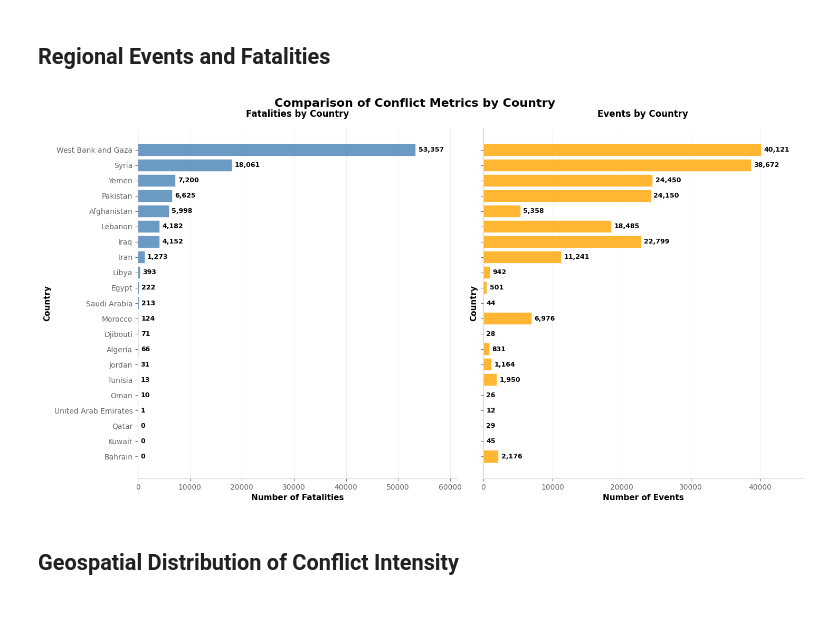
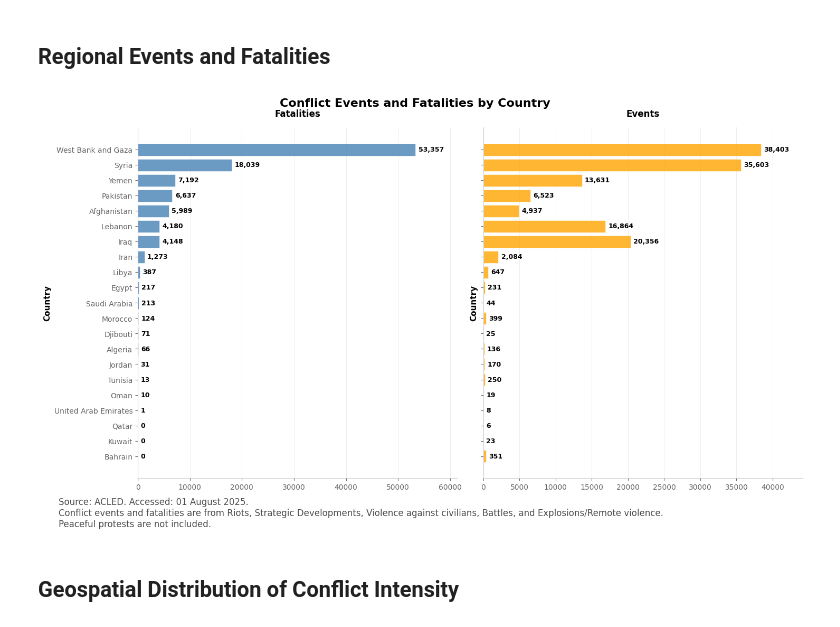
Before and after one commit to datapartnership/MENA-FCV-economic-monitor, a Jupyter notebook: notebooks/conflict/acled.ipynb, the cells around one changed output. Saved outputs shown, nothing was run; the diff lists cells and outputs as text; code cells hidden in the pictures.

Commit message:
visual edits

```diff
--- a/notebooks/conflict/acled.ipynb
+++ b/notebooks/conflict/acled.ipynb
@@ -28,7 +30,7 @@ countries_of_interest = [
     "Afghanistan","Pakistan","Algeria","Morocco","Libya","Yemen","Iran", "Iraq",
     "Syria","Egypt","Lebanon","Djibouti","United Arab Emirates","Jordan","Palestine",
     "Oman", "Qatar", "Saudi Arabia", "Kuwait", "Tunisia", "Bahrain"]
-START_DATE = "2020-01-01"
+START_DATE = "2019-01-01"
 END_DATE = "2024-12-31"
 # %%
 os.environ['ACLED_EMAIL'] = extraction.get_acled_credentials()[0]
@@ -43,6 +45,8 @@ data = extraction.acled_api(
 )
 # %%
 processing.data_type_conversion(data)
+# %%
+data = data[data['sub_event_type']!='Peaceful protest']
 # %%
 extracted_date = datetime.today().strftime('%Y%m%d')
 
@@ -173,18 +70,18 @@ def plot_dual_metrics_by_country(
 # %%
-conflict_national.loc[conflict_national['country']=='West bank and Gaza', 'country'] = 'West Bank and Gaza'
+conflict_national.loc[conflict_national['country']=='Palestine', 'country'] = 'West Bank and Gaza'
 #regional_boundary_grids.loc[regional_boundary_grids['country'] == 'Syrian Arab Republic', 'country'] = 'Syria'
 # %%
 plot_dual_metrics_by_country(
     data =conflict_national,
     metrics_to_plot =['nrFatalities', 'nrEvents'],
     metric_display_info = {'nrFatalities': {'title': 'Fatalities', 'color': 'steelblue'},
                            'nrEvents': {'title': 'Events', 'color': 'orange'}},
     sorting_metric = 'nrFatalities',
-    overall_title = 'Comparison of Conflict Metrics by Country',
-    #source_text = f'Source: ACLED. Accessed: {extracted_date_formatted}'
+    overall_title = 'Conflict Events and Fatalities by Country',
+    subtitle = f"""Source: ACLED. Accessed: {extracted_date_formatted}.\nConflict events and fatalities are from Riots, Strategic Developments, Violence against civilians, Battles, and Explosions/Remote violence.\nPeaceful protests are not included."""
 );
 # %% [output]
-[figure, old version]
+[figure, new version]
 # %%
 highest_15 = conflict_national[['country', 'nrFatalities']].sort_values(by='nrFatalities', ascending=False).head(15).reset_index(drop=True)['country'].tolist()
 # %%
```
Also changed, not shown: parts of 26 cells of this notebook, 2 other files.
